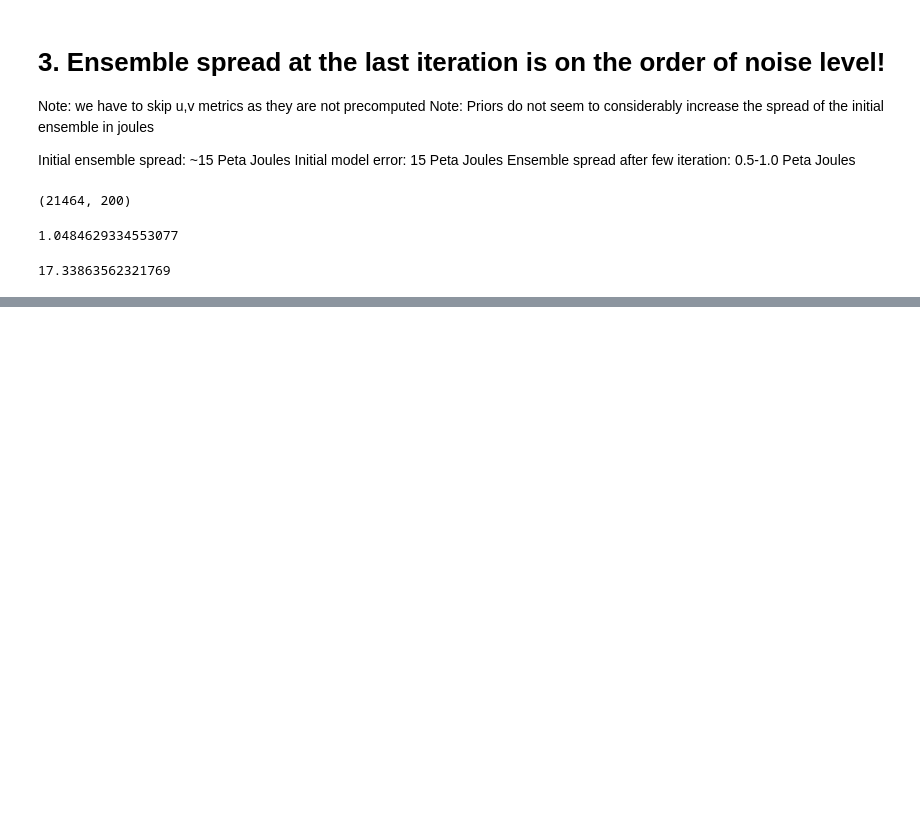
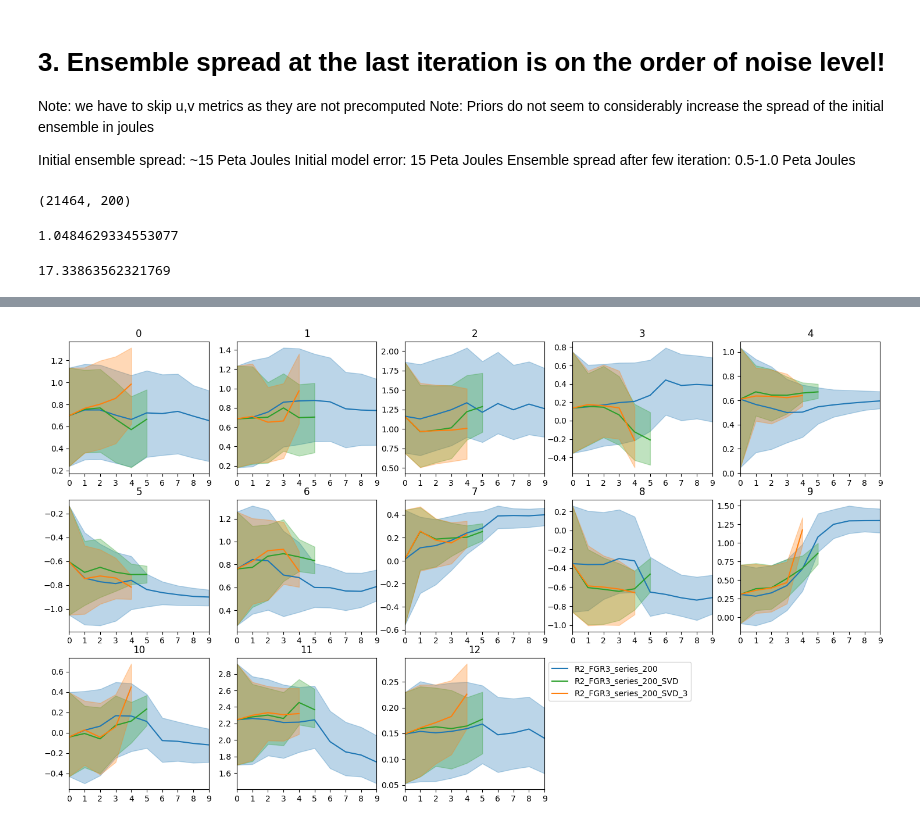
Before and after one commit to m2lines/calibration-MOM6, a Jupyter notebook: notebooks/noise_model.ipynb, the cells around one changed output, grey strips where cells are left out. Saved outputs shown, nothing was run; the diff lists cells and outputs as text; code cells hidden in the pictures; blank space fills up the shorter version.

Commit message:
Mask of parameters

```diff
--- a/notebooks/noise_model.ipynb
+++ b/notebooks/noise_model.ipynb
@@ -586,0 +589,20 @@ y_true = np.concatenate([
+# %%
+def plot_params(exp='R2_FGR3_series', color='tab:blue'):
+    metrics = xr.open_mfdataset(f'/scratch/pp2681/mom6/CM26_Double_Gyre/calibration/20-years/{exp}/metrics*.nc')
+    for pdim in range(13):
+        plt.subplot(3,5,pdim+1)
+        mean = metrics.param.mean('ens').isel(pdim=pdim)
+        vmin = metrics.param.min('ens').isel(pdim=pdim)
+        vmax = metrics.param.max('ens').isel(pdim=pdim)
+        x = mean[mean.dims[0]]
+        plt.plot(x, mean, color=color, label=exp)
+        plt.fill_between(x, vmin, vmax, alpha=0.3, color=color)
+        plt.title(pdim)
+        plt.xlabel('')
+        plt.ylabel('')
+
+        plt.xticks(np.arange(10))
+        plt.xlim([0,9])
+
+    plt.legend(bbox_to_anchor=(1,1))
+    #plt.tight_layout()
@@ -586,0 +766,7 @@ y_true = np.concatenate([
+# %%
+plt.figure(figsize=(18,10))
+plot_params('R2_FGR3_series_200')
+plot_params('R2_FGR3_series_200_SVD', color='tab:green')
+plot_params('R2_FGR3_series_200_SVD_3', color='tab:orange')
+# %% [output]
+[figure, added]
```
Also changed, not shown: parts of 33 cells of this notebook, 3 other files.
